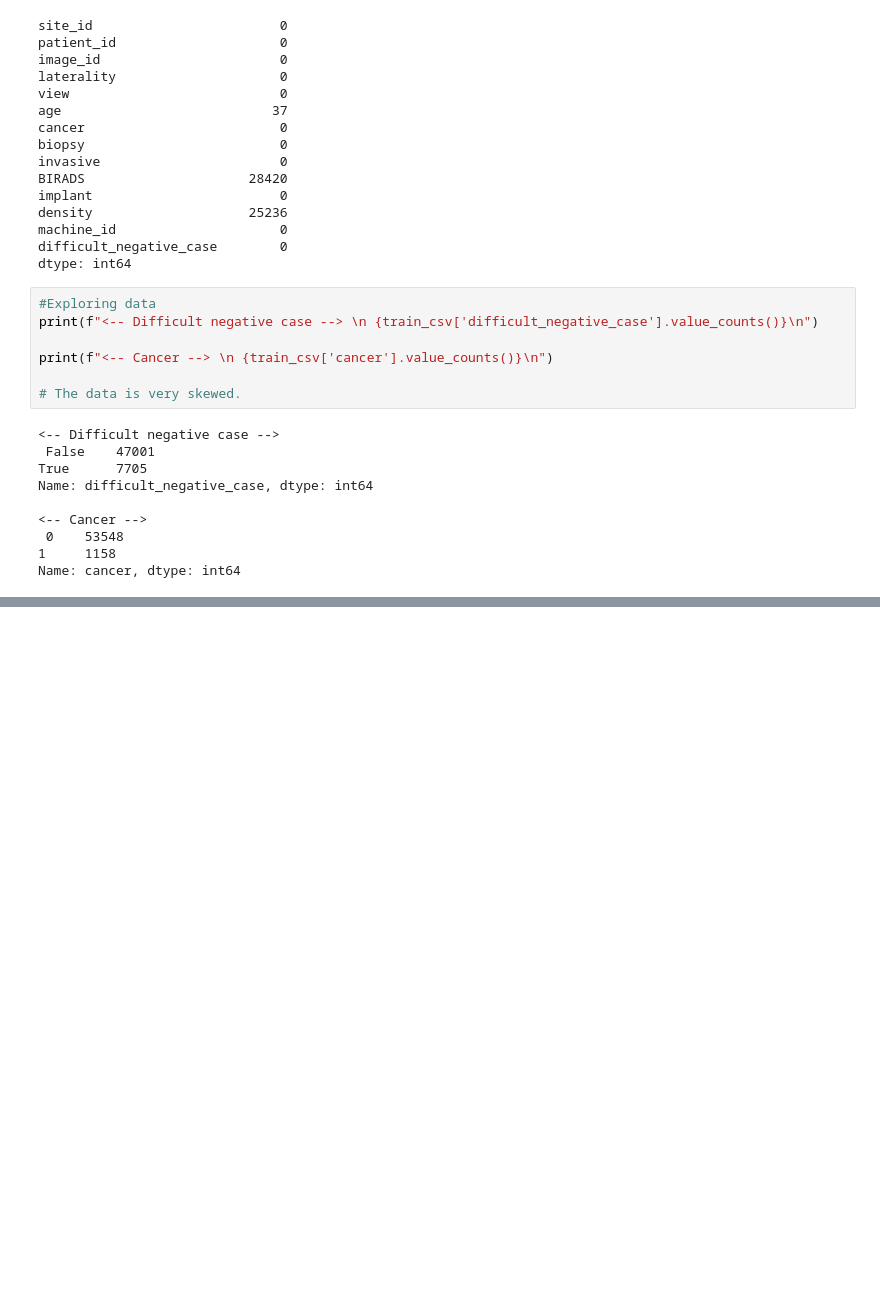
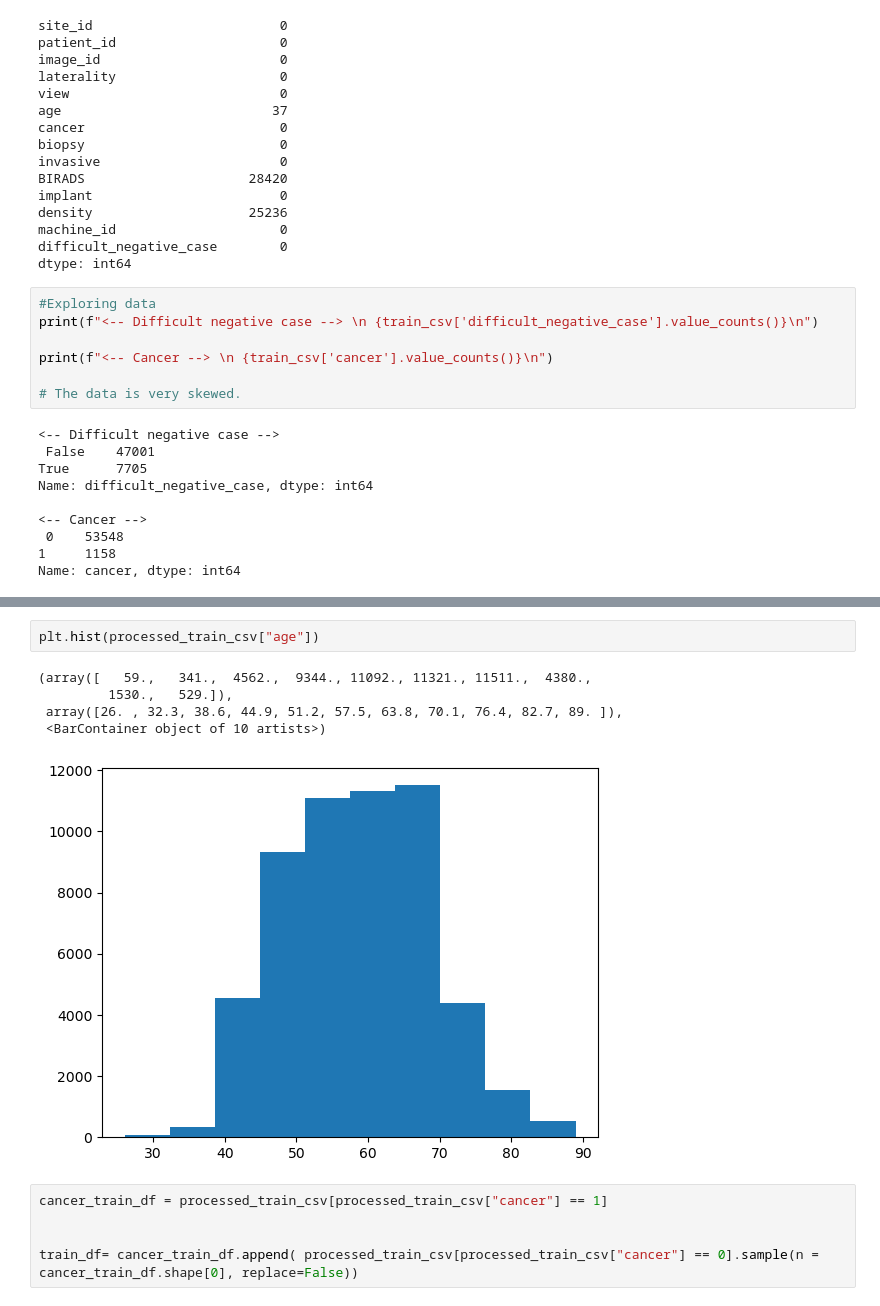
Before and after one commit to AnveshakR/Breast-Cancer-Prediction, a Jupyter notebook: notebooks/data_processing.ipynb, the cells around one changed output, grey strips where cells are left out. Cells and saved outputs as stored; diff of their text form; blank space fills up the shorter version.

```diff
--- a/notebooks/data_processing.ipynb
+++ b/notebooks/data_processing.ipynb
@@ -184,0 +208,13 @@ for patient_id in csv_data_on_hand['patient_id'].unique():
+# %%
+plt.hist(processed_train_csv["age"])
+# %% [output]
+(array([   59.,   341.,  4562.,  9344., 11092., 11321., 11511.,  4380.,
+         1530.,   529.]),
+ array([26. , 32.3, 38.6, 44.9, 51.2, 57.5, 63.8, 70.1, 76.4, 82.7, 89. ]),
+ <BarContainer object of 10 artists>)
+[figure, added]
+# %%
+cancer_train_df = processed_train_csv[processed_train_csv["cancer"] == 1]
+
+
+train_df= cancer_train_df.append( processed_train_csv[processed_train_csv["cancer"] == 0].sample(n = cancer_train_df.shape[0], replace=False))
```
Also changed, not shown: parts of 34 cells of this notebook, 1 other file.
